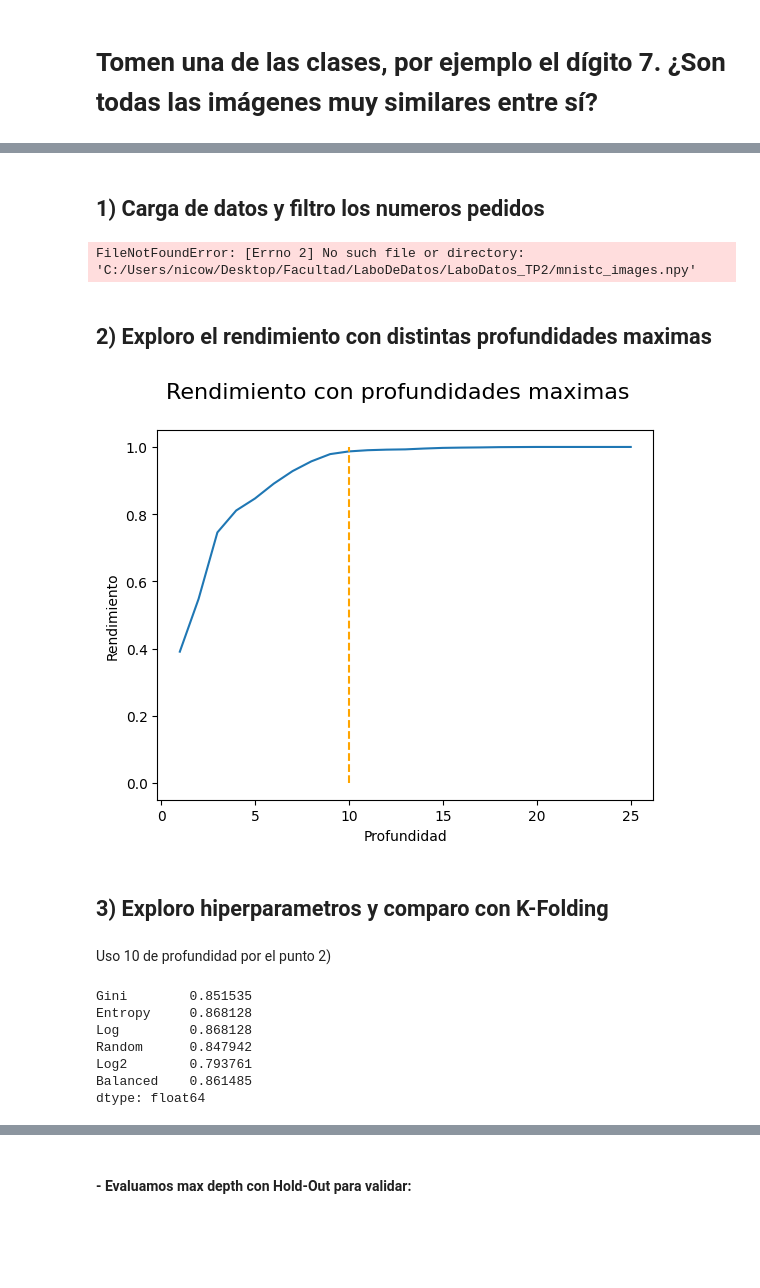
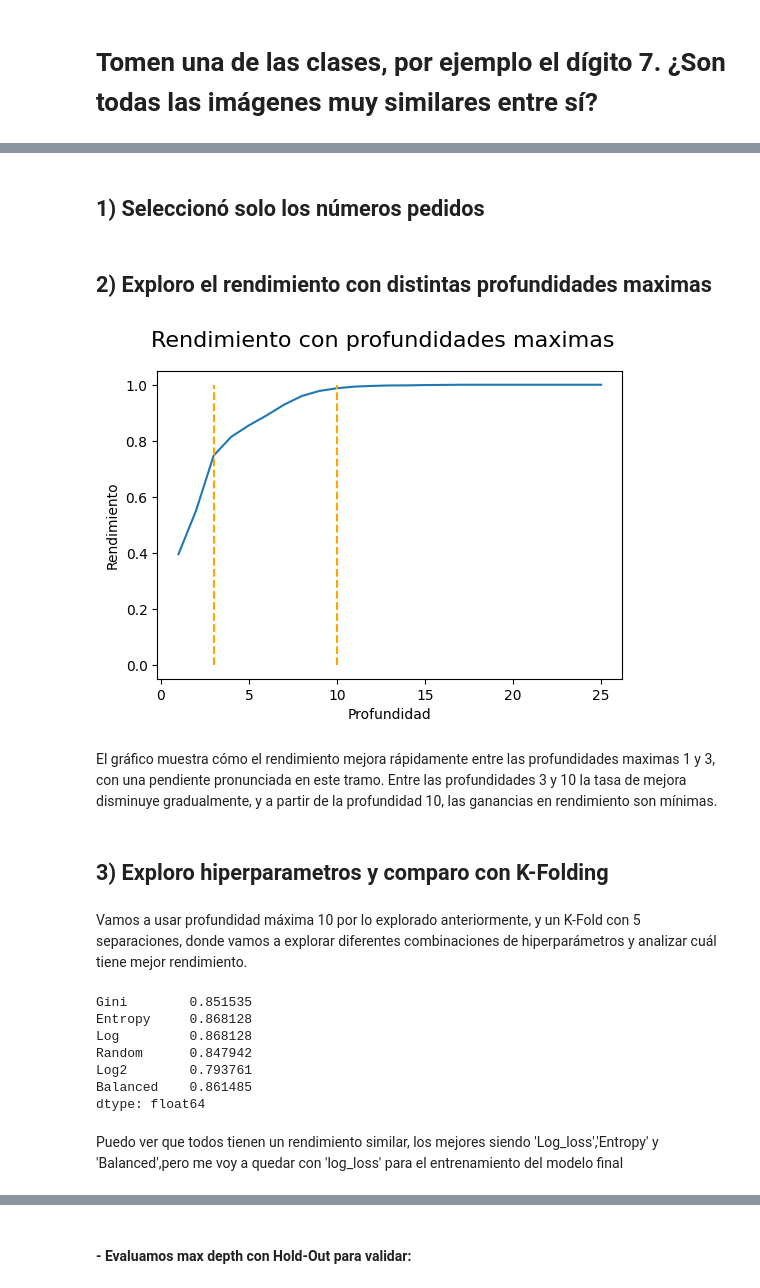
Before and after one commit to Nicowkra/LaboDatos_TP2, a Jupyter notebook: TP2.ipynb, the cells around one changed output, grey strips where cells are left out. Saved outputs shown, nothing was run; the diff lists cells and outputs as text; code cells hidden in the pictures; blank space fills up the shorter version.

```diff
--- a/TP2.ipynb
+++ b/TP2.ipynb
@@ -36,12 +64,15 @@ Los atributos aparentemente más relevantes para la predicción de dígitos son
 # %% [markdown]
 ## Hay dígitos que son parecidos entre sí? Por ejemplo, ¿qué es más fácil de diferenciar: las imágenes correspondientes a los dígitos 0 y 1, ó las imágenes de 5 y 6?
 # %%
-#Poner codigo sumando un 1 y un 0, un 5 y un 6
-suma = data_chrs[6]
-for i in range(0,1000):
-    if data_chrs[i] == 5:
-        suma =+ data_chrs[i]
-print()
-for i in range(0,1000):
-    if data_chrs[i] == 1:
-        suma =+ data_chrs[i]
+data = np.zeros((10,10),float)
+
+#calculo la norma de la resta de dos promedios, para saber que tan parecidos son dos clases, ya que mientras mas se parece la norma de la resta tiende a 0,
+for i in range(0,10):
+    for j in range(0,10):
+        data[i][j] = np.linalg.norm(promedios[i]/256 - promedios[j]/256)
+df = pd.DataFrame(data)
+
+# Lo que imprimo es una matriz de comparacion, donde mientras mayor sea el numero,menos se parecen las clases
+sns.set_theme(rc={'figure.figsize':(11.7,8.27)})
+sns.heatmap(df,xticklabels=[0,1,2,3,4,5,6,7,8,9],yticklabels=[0,1,2,3,4,5,6,7,8,9], annot=True, fmt='.3g', cmap='Blues', cbar=False)
+plt.show()
@@ -55,0 +88,13 @@ No, tampoco son extremadamente diferentes, se en lo escencial pero no son exacta
+# %%
+#Veo un numero arbitrario, por ejemplo el 4, veo su promedio y calculo desviacion estandar para saber que tanto se parecen entre si el conjunto de las imagenes que representan el numero 4
+desviacionCuatro = np.zeros((28,28),float)
+for k in range(0,len(data_chrs)):
+            if data_chrs[k].item() == 4:
+                for i in range(0,28):
+                    for j in range(0,28):
+                        desviacionCuatro[i][j] += np.sqrt((pow((data_imgs[k,:,:,0][i][j])-(promedios[4])[i][j],2))/contador[4])
+
+ax = sns.heatmap(desviacion , linewidth=0.5)
+plt.show()
+ax = sns.heatmap(desviacionCuatro)
+plt.show()
@@ -56,10 +104,6 @@ No, tampoco son extremadamente diferentes, se en lo escencial pero no son exacta
 # %% [markdown]
-## 1) Carga de datos y filtro los numeros pedidos
+## 1) Seleccionó solo los números pedidos
 # %%
-carpeta = 'C:/Users/nicow/Desktop/Facultad/LaboDeDatos/LaboDatos_TP2/'
-data_imgs = np.load(carpeta+'mnistc_images.npy')
-data_chrs = np.load(carpeta+'mnistc_labels.npy')[:, np.newaxis]
-
 dataImgs = [] #uso reshape para tener todas las matrices como un array
 for i in range(0, len(data_chrs)):
     dataImgs.append(data_imgs[i, :, :, 0].reshape(-1))
@@ -74,30 +118,32 @@ for i in range(0, len(data_chrs)): #Filtro los numeros a analizar
         chrs.append(data_chrs[i].item())
 imgs = np.asarray(imgs)
 chrs = np.asarray(chrs)
-# %% [output]
-FileNotFoundError: [Errno 2] No such file or directory: 'C:/Users/nicow/Desktop/Facultad/LaboDeDatos/LaboDatos_TP2/mnistc_images.npy'
 # %% [markdown]
 ## 2) Exploro el rendimiento con distintas profundidades maximas
 # %%
 X_dev, X_holdOut, y_dev, y_holdOut = train_test_split(imgs, chrs, test_size=0.3) #separo en dev y holdout
 accuracy = []
 for i in range(1, 26):
     clf = DecisionTreeClassifier(max_depth=i, random_state=42)
     clf.fit(X_dev, y_dev) #Entrena
     y_pred = clf.predict(X_dev) #Prediccion
     accuracy.append((accuracy_score(y_dev, y_pred))) #Veo la prediccion contra el valor real
 
 data = pd.DataFrame({'max_depth':range(1,26),'accuracy':accuracy})
+plt.rcParams["figure.figsize"] = (6,4)
 fig, axes = plt.subplots()
 fig.suptitle('Rendimiento con profundidades maximas', fontsize=16)
 data.plot(kind='line',x ='max_depth',y ='accuracy',xlabel='Profundidad',ylabel='Rendimiento',legend = False, ax = axes)
+plt.plot((3, 3), (0, 1.0001), linestyle='--', color='orange')
 plt.plot((10, 10), (0, 1.0001), linestyle='--', color='orange');
 # %% [output]
-[figure, old version]
+[figure, new version]
+# %% [markdown]
+El gráfico muestra cómo el rendimiento mejora rápidamente entre las profundidades maximas 1 y 3, con una pendiente pronunciada en este tramo. Entre las profundidades 3 y 10 la tasa de mejora disminuye gradualmente, y a partir de la profundidad 10, las ganancias en rendimiento son mínimas.
 # %% [markdown]
 ## 3) Exploro hiperparametros y comparo con K-Folding
 # %% [markdown]
-Uso 10 de profundidad por el punto 2)
+Vamos a usar profundidad máxima 10 por lo explorado anteriormente, y un K-Fold con 5 separaciones, donde vamos a explorar diferentes combinaciones de hiperparámetros y analizar cuál tiene mejor rendimiento.
 # %%
 k = 5
 kf = KFold(n_splits=k, shuffle=True, random_state=42)
@@ -127,4 +173,6 @@ Random      0.847942
 Log2        0.793761
 Balanced    0.861485
 dtype: float64
+# %% [markdown]
+Puedo ver que todos tienen un rendimiento similar, los mejores siendo 'Log_loss','Entropy' y 'Balanced',pero me voy a quedar con 'log_loss' para el entrenamiento del modelo final
 # %% [markdown]
```
Also changed, not shown: parts of 24 cells of this notebook.
